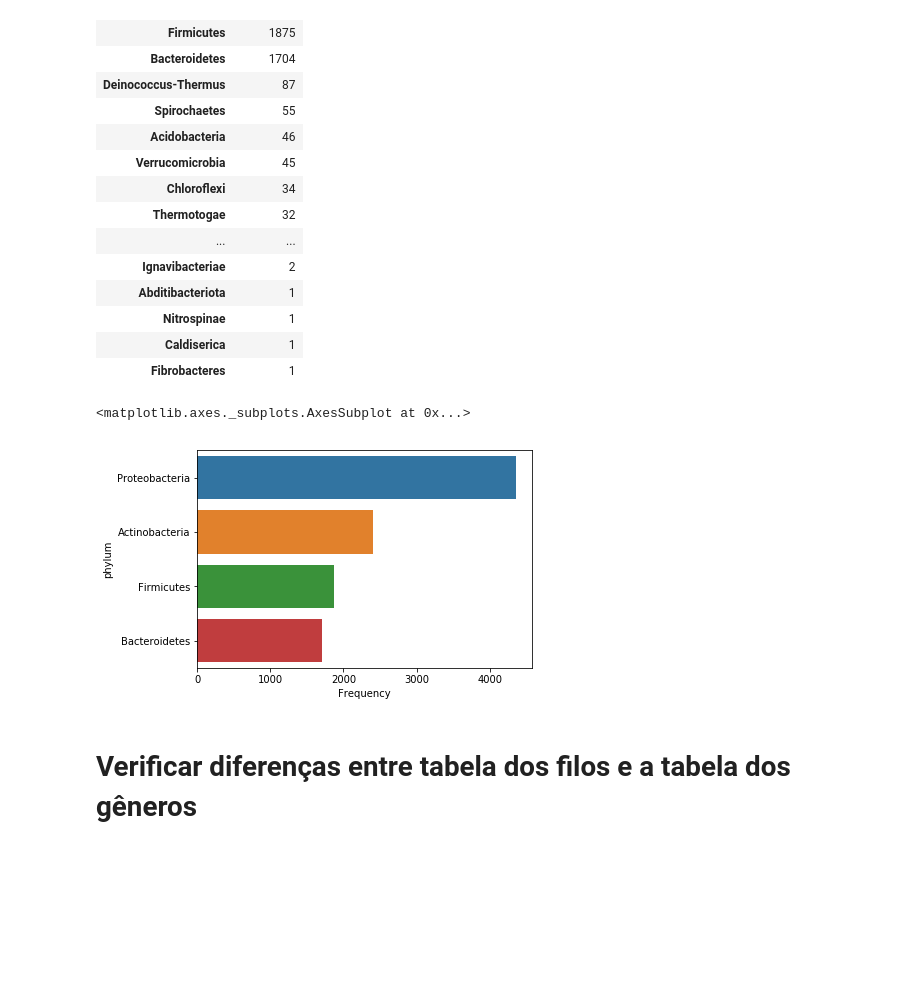
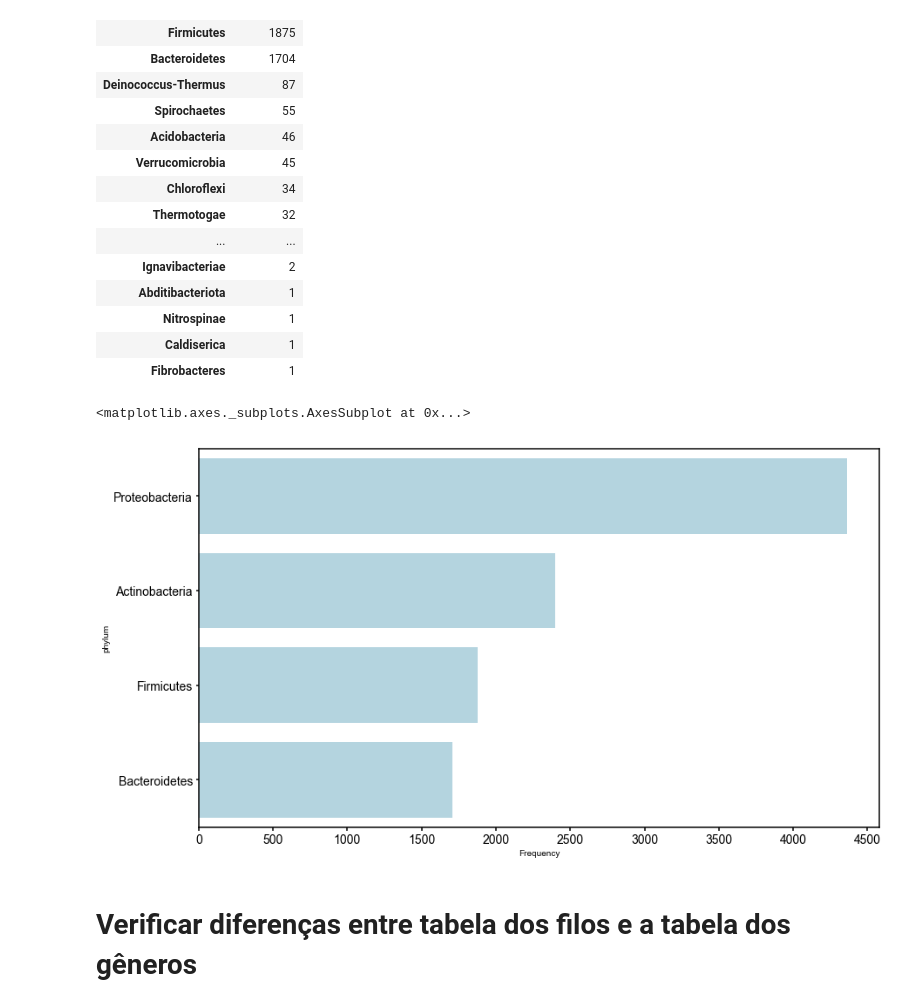
Before and after one commit to fhsantanna/bibliometrics, a Jupyter notebook: script_3_titles_21012018.ipynb, the cells around one changed output. Cells and saved outputs as stored; diff of their text form; code cells hidden in the pictures; blank space fills up the shorter version.

```diff
--- a/script_3_titles_21012018.ipynb
+++ b/script_3_titles_21012018.ipynb
@@ -177,11 +191,25 @@ filo_counts.sort_values(by="Frequency", ascending=False)
 | Fibrobacteres | 1 |
 # %%
 top_filo = filo_counts.sort_values(by="Frequency", ascending=False).head(4)
-# %%
-sns.barplot(x='Frequency', y=top_filo.index, data=top_filo)
-# %% [output]
-<matplotlib.axes._subplots.AxesSubplot at 0x...>
-[figure, removed]
+# %%
+import matplotlib.pyplot as plt
+from matplotlib.ticker import MaxNLocator
+from matplotlib.pyplot import savefig
+from matplotlib import rcParams
+
+fig, ax = plt.subplots(figsize=(14,8))
+ax.xaxis.set_major_locator(MaxNLocator(integer=True))
+for axis in ['top','bottom','left','right']:
+    ax.spines[axis].set_linewidth(1.5)
+ax.xaxis.set_tick_params(width=1.5, labelsize=14)
+ax.yaxis.set_tick_params(width=1.5, labelsize=14)
+#pal = sns.color_palette("Set1")
+rcParams['font.family'] = 'sans-serif'
+rcParams['font.sans-serif'] = ['Arial']
+sns.barplot(x='Frequency', y=top_filo.index, data=top_filo, color="lightblue")
+# %% [output]
+<matplotlib.axes._subplots.AxesSubplot at 0x...>
+[figure, added]
 # %% [markdown]
 # Verificar diferenças entre tabela dos filos e a tabela dos gêneros
 # %%
```
Also changed, not shown: parts of 4 cells of this notebook.
